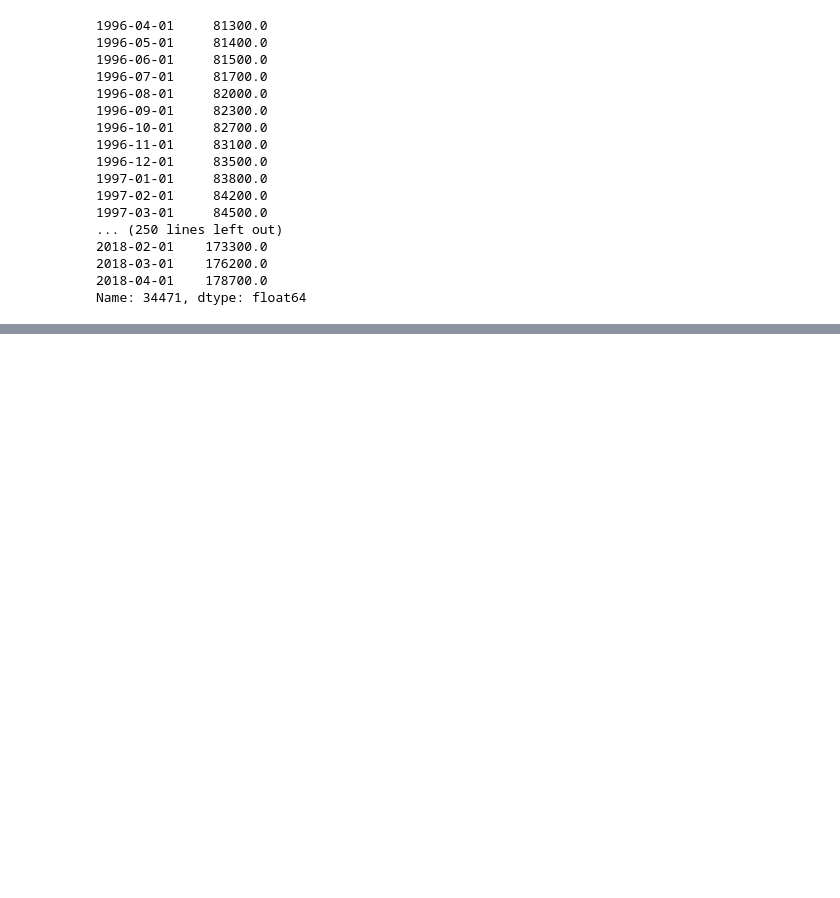
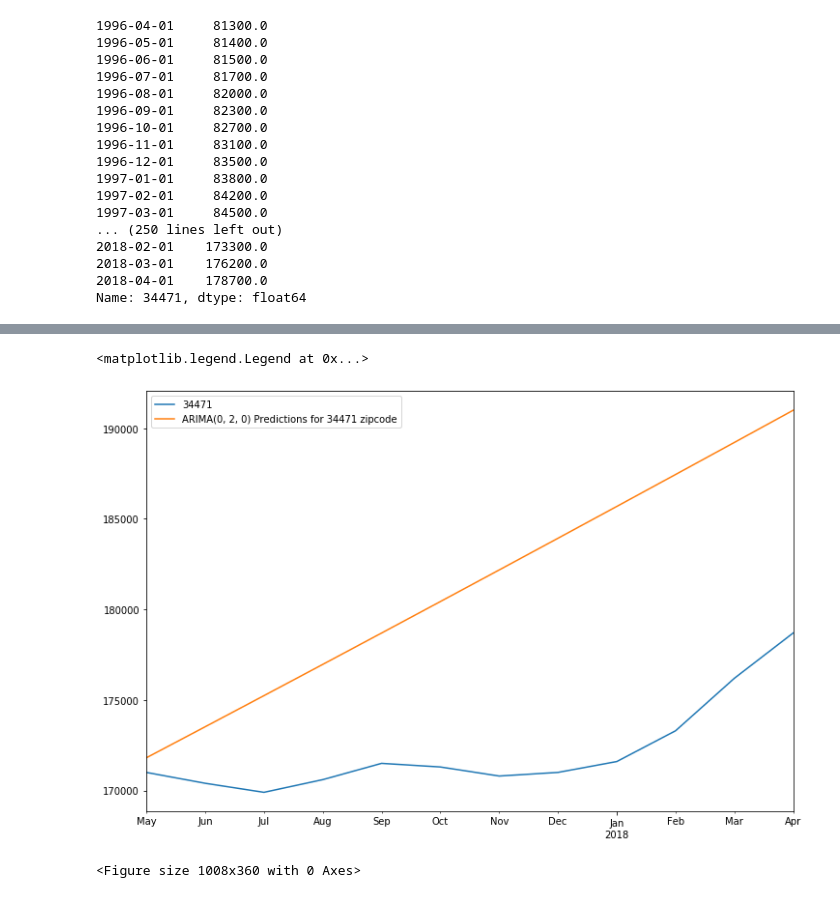
Before and after one commit to ksis1st/Zillow_TimeSeries_Prediction, a Jupyter notebook: Zillow_Ocala_ZIPCODE.ipynb, the cells around one changed output, grey strips where cells are left out. Cells and saved outputs as stored; diff of their text form; code cells hidden in the pictures; blank space fills up the shorter version.

Commit message:
Arima Training Data Prediction Done

```diff
--- a/Zillow_Ocala_ZIPCODE.ipynb
+++ b/Zillow_Ocala_ZIPCODE.ipynb
@@ -1860,0 +1864,3 @@ Name: 34471, dtype: float64
+# %%
+train_data = df_Ocala['1996-04-01':'2017-04-01']
+test_data= df_Ocala['2017-05-01':'2018-04-01']
@@ -1860,0 +1869,5 @@ Name: 34471, dtype: float64
+# %%
+model_71 = ARIMA(train_data['34471'], order = (0, 2, 0))
+# %%
+results_71 = model_71.fit()
+results_71.summary()
@@ -1860,0 +1887,14 @@ Name: 34471, dtype: float64
+# %%
+start=len(train_data)
+end=len(train_data)+len(test_data)-1
+predictions_71 = results_71.predict(start=start, end=end, dynamic=False,
+                                    typ='levels').rename('ARIMA(0, 2, 0) Predictions for 34471 zipcode')
+# %%
+ax = test_data['34471'].plot(legend = True, figsize = (12,8))
+predictions_71.plot(legend = True)
+fig = plt.figure()
+ax.legend(loc='best')
+# %% [output]
+<matplotlib.legend.Legend at 0x...>
+[figure, added]
+<Figure size 1008x360 with 0 Axes>
```
Also changed, not shown: parts of 103 cells of this notebook.
